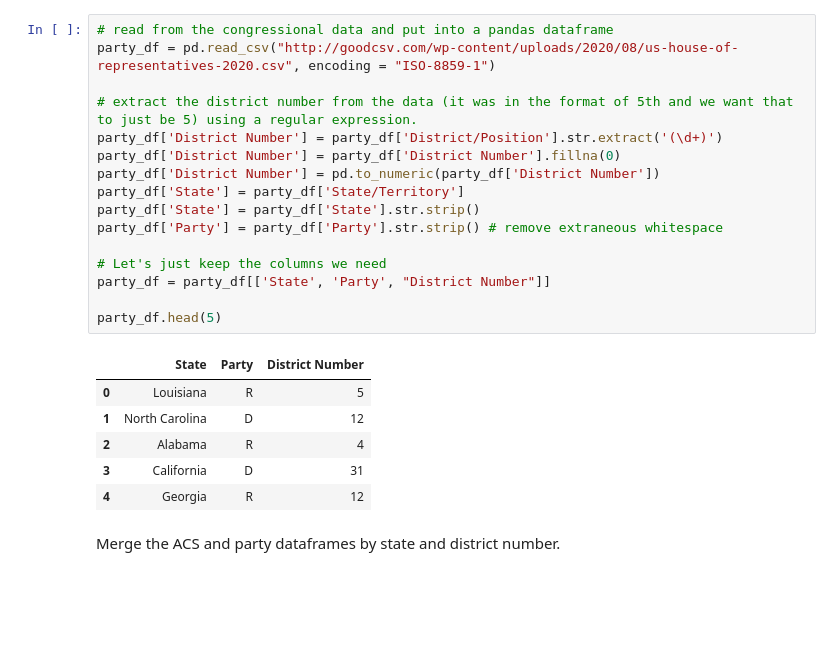
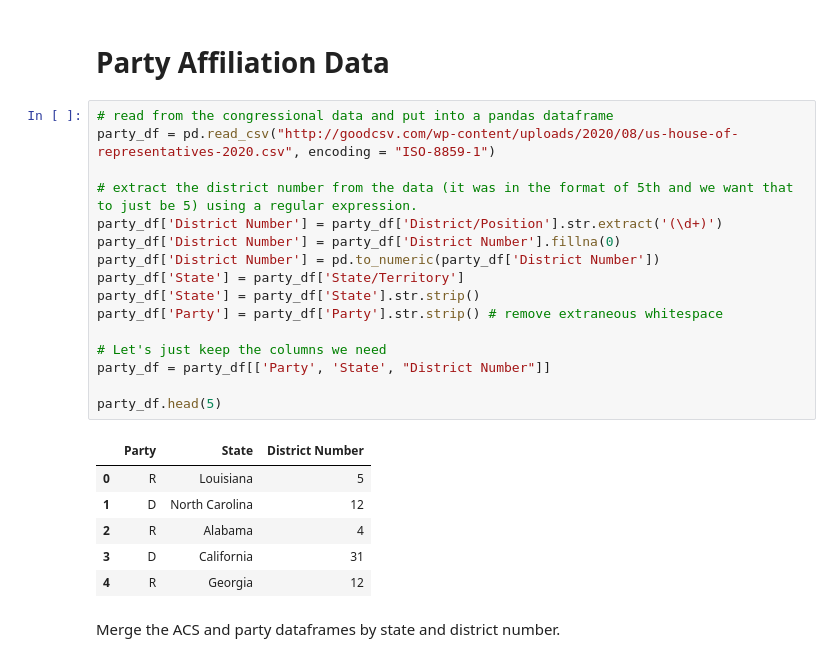
Before and after one commit to melissamelton/GSB521_CloudServices, a Jupyter notebook: Assignment_1b_US_Districts_Bachelors_Degrees.ipynb, the cells around one changed output. Drawn from its saved outputs; the diff is of its cells as text; blank space fills up the shorter version.

```diff
--- a/Assignment_1b_US_Districts_Bachelors_Degrees.ipynb
+++ b/Assignment_1b_US_Districts_Bachelors_Degrees.ipynb
@@ -82,26 +84,28 @@ Read in the party affiliation data and prepare to merge it with the ACS data.
+# %% [markdown]
+# Party Affiliation Data
 # %%
 # read from the congressional data and put into a pandas dataframe
 party_df = pd.read_csv("http://goodcsv.com/wp-content/uploads/2020/08/us-house-of-representatives-2020.csv", encoding = "ISO-8859-1")
 
 # extract the district number from the data (it was in the format of 5th and we want that to just be 5) using a regular expression.
 party_df['District Number'] = party_df['District/Position'].str.extract('(\d+)')
 party_df['District Number'] = party_df['District Number'].fillna(0)
 party_df['District Number'] = pd.to_numeric(party_df['District Number'])
 party_df['State'] = party_df['State/Territory']
 party_df['State'] = party_df['State'].str.strip()
 party_df['Party'] = party_df['Party'].str.strip() # remove extraneous whitespace
 
 # Let's just keep the columns we need
-party_df = party_df[['State', 'Party', "District Number"]]
+party_df = party_df[['Party', 'State', "District Number"]]
 
 party_df.head(5)
 # %% [output]
-|  | State | Party | District Number |
-| 0 | Louisiana | R | 5 |
-| 1 | North Carolina | D | 12 |
-| 2 | Alabama | R | 4 |
-| 3 | California | D | 31 |
-| 4 | Georgia | R | 12 |
+|  | Party | State | District Number |
+| 0 | R | Louisiana | 5 |
+| 1 | D | North Carolina | 12 |
+| 2 | R | Alabama | 4 |
+| 3 | D | California | 31 |
+| 4 | R | Georgia | 12 |
 # %% [markdown]
 Merge the ACS and party dataframes by state and district number.
 # %%
```
Also changed, not shown: parts of 35 cells of this notebook.
